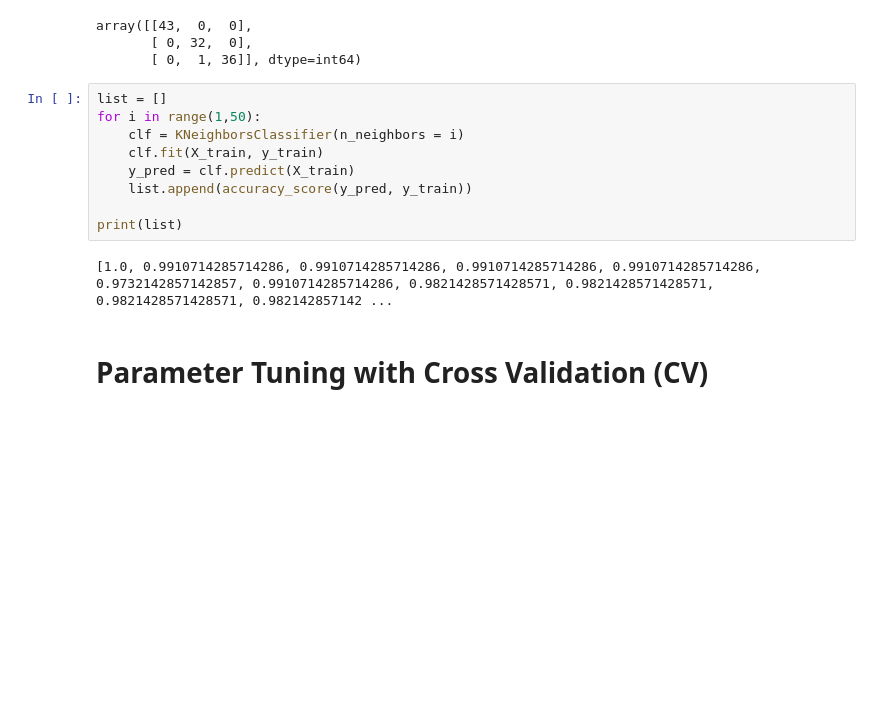
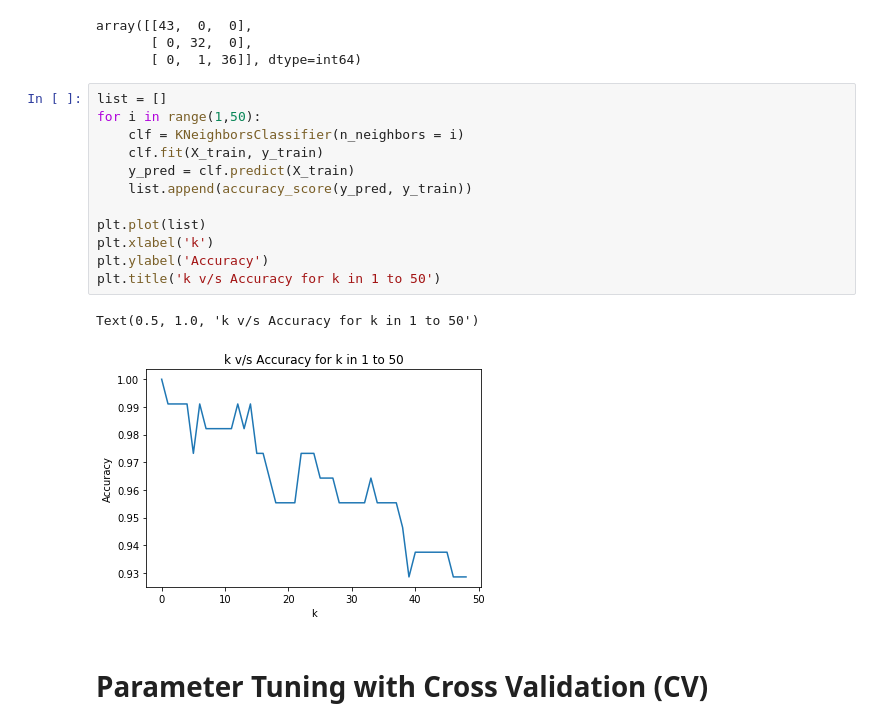
Before and after one commit to bhagyashreedhebe/MQ_DataScience, a Jupyter notebook: Practical-Week-9_KNN-Classifier.ipynb, the cells around one changed output. Cells and saved outputs as stored; diff of their text form; blank space fills up the shorter version.

```diff
--- a/Practical-Week-9_KNN-Classifier.ipynb
+++ b/Practical-Week-9_KNN-Classifier.ipynb
@@ -325,14 +325,18 @@ array([[43,  0,  0],
 # %%
 list = []
 for i in range(1,50):
     clf = KNeighborsClassifier(n_neighbors = i)
     clf.fit(X_train, y_train)
     y_pred = clf.predict(X_train)
     list.append(accuracy_score(y_pred, y_train))
 
-print(list)
+plt.plot(list)
+plt.xlabel('k')
+plt.ylabel('Accuracy')
+plt.title('k v/s Accuracy for k in 1 to 50')
 # %% [output]
-[1.0, 0.9910714285714286, 0.9910714285714286, 0.9910714285714286, 0.9910714285714286, 0.9732142857142857, 0.9910714285714286, 0.9821428571428571, 0.9821428571428571, 0.9821428571428571, 0.982142857142 ...
+Text(0.5, 1.0, 'k v/s Accuracy for k in 1 to 50')
+[figure, added]
 # %% [markdown]
 # Parameter Tuning with Cross Validation (CV)
 # %% [markdown]
```
Also changed, not shown: parts of 5 cells of this notebook.
